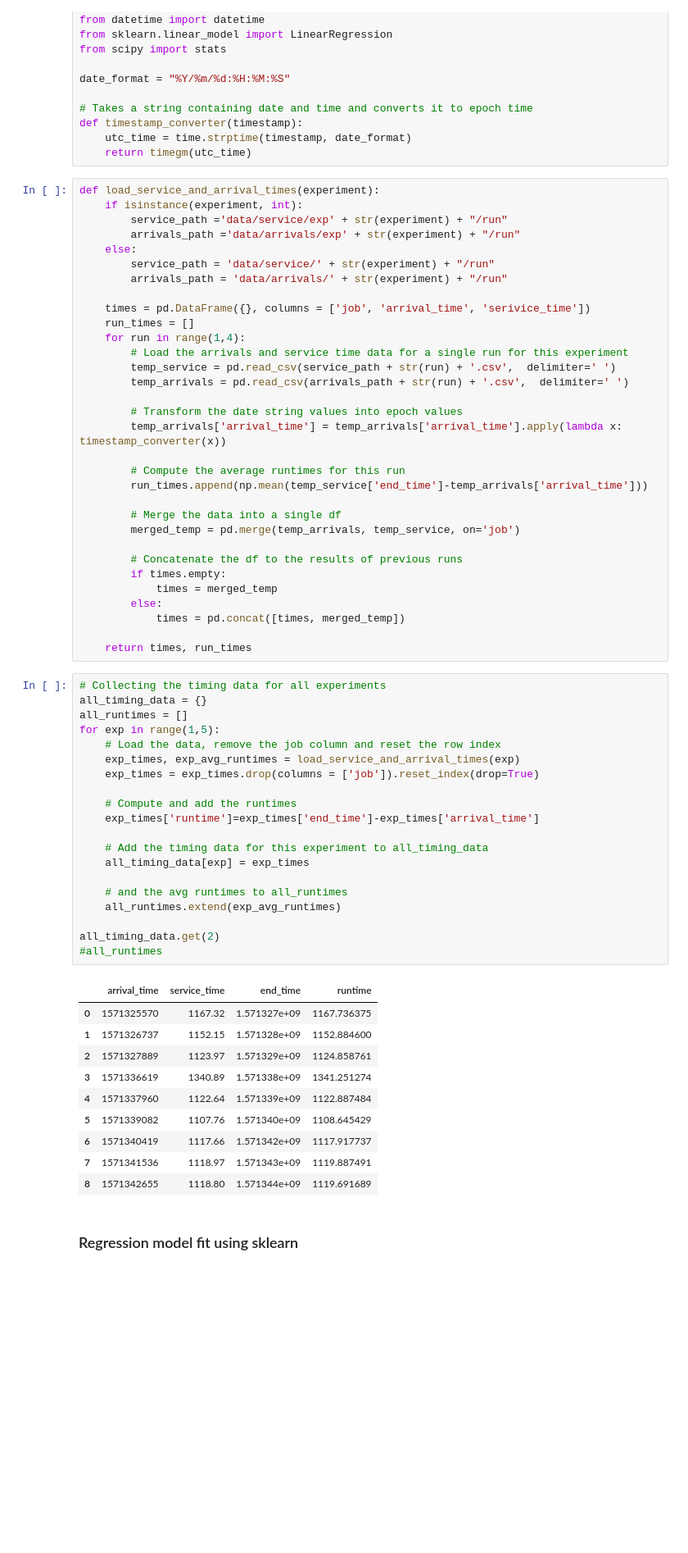
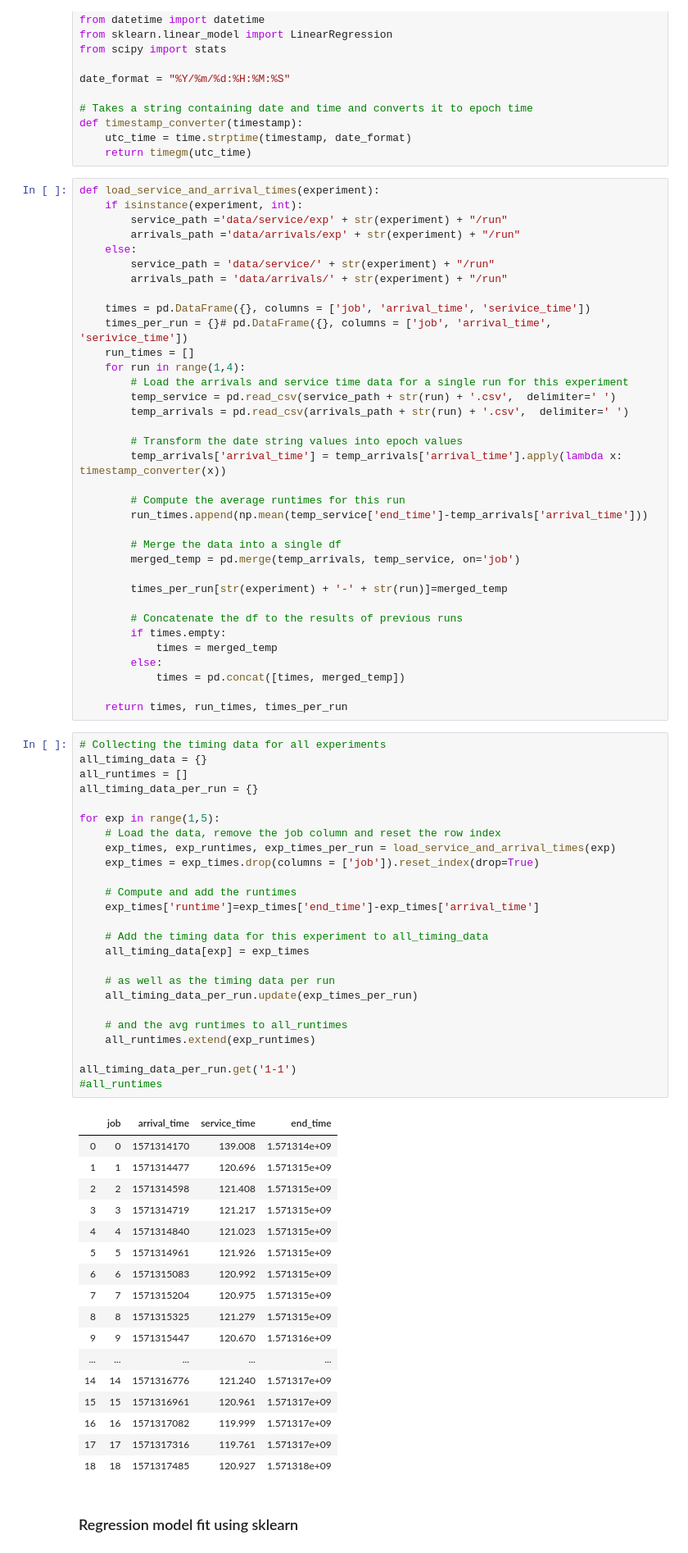
Before and after one commit to vvandertas/CS425-QPE, a Jupyter notebook: Experiments.ipynb, the cells around one changed output. Shown at 82% size. Cells and saved outputs as stored; diff of their text form; blank space fills up the shorter version.

Commit message:
Updating g/g/1 simulation to only use the data from the first run to estimate the average run time.

```diff
--- a/Experiments.ipynb
+++ b/Experiments.ipynb
@@ -36,6 +36,7 @@ def load_service_and_arrival_times(experiment):
         arrivals_path = 'data/arrivals/' + str(experiment) + "/run"
 
     times = pd.DataFrame({}, columns = ['job', 'arrival_time', 'serivice_time'])
+    times_per_run = {}# pd.DataFrame({}, columns = ['job', 'arrival_time', 'serivice_time'])
     run_times = []
     for run in range(1,4):
         # Load the arrivals and service time data for a single run for this experiment
@@ -51,44 +52,58 @@ def load_service_and_arrival_times(experiment):
         # Merge the data into a single df
         merged_temp = pd.merge(temp_arrivals, temp_service, on='job')
 
+        times_per_run[str(experiment) + '-' + str(run)]=merged_temp
+
         # Concatenate the df to the results of previous runs
         if times.empty:
             times = merged_temp
         else:
             times = pd.concat([times, merged_temp])
 
-    return times, run_times
+    return times, run_times, times_per_run
 # %%
 # Collecting the timing data for all experiments
 all_timing_data = {}
 all_runtimes = []
+all_timing_data_per_run = {}
+
 for exp in range(1,5):
     # Load the data, remove the job column and reset the row index
-    exp_times, exp_avg_runtimes = load_service_and_arrival_times(exp)
+    exp_times, exp_runtimes, exp_times_per_run = load_service_and_arrival_times(exp)
     exp_times = exp_times.drop(columns = ['job']).reset_index(drop=True)
 
     # Compute and add the runtimes
     exp_times['runtime']=exp_times['end_time']-exp_times['arrival_time']
 
     # Add the timing data for this experiment to all_timing_data
     all_timing_data[exp] = exp_times
 
+    # as well as the timing data per run
+    all_timing_data_per_run.update(exp_times_per_run)
+
     # and the avg runtimes to all_runtimes
-    all_runtimes.extend(exp_avg_runtimes)
+    all_runtimes.extend(exp_runtimes)
 
-all_timing_data.get(2)
+all_timing_data_per_run.get('1-1')
 #all_runtimes
 # %% [output]
-|  | arrival_time | service_time | end_time | runtime |
-| 0 | 1571325570 | 1167.32 | 1.571327e+09 | 1167.736375 |
-| 1 | 1571326737 | 1152.15 | 1.571328e+09 | 1152.884600 |
-| 2 | 1571327889 | 1123.97 | 1.571329e+09 | 1124.858761 |
-| 3 | 1571336619 | 1340.89 | 1.571338e+09 | 1341.251274 |
-| 4 | 1571337960 | 1122.64 | 1.571339e+09 | 1122.887484 |
-| 5 | 1571339082 | 1107.76 | 1.571340e+09 | 1108.645429 |
-| 6 | 1571340419 | 1117.66 | 1.571342e+09 | 1117.917737 |
-| 7 | 1571341536 | 1118.97 | 1.571343e+09 | 1119.887491 |
-| 8 | 1571342655 | 1118.80 | 1.571344e+09 | 1119.691689 |
+|  | job | arrival_time | service_time | end_time |
+| 0 | 0 | 1571314170 | 139.008 | 1.571314e+09 |
+| 1 | 1 | 1571314477 | 120.696 | 1.571315e+09 |
+| 2 | 2 | 1571314598 | 121.408 | 1.571315e+09 |
+| 3 | 3 | 1571314719 | 121.217 | 1.571315e+09 |
+| 4 | 4 | 1571314840 | 121.023 | 1.571315e+09 |
+| 5 | 5 | 1571314961 | 121.926 | 1.571315e+09 |
+| 6 | 6 | 1571315083 | 120.992 | 1.571315e+09 |
+| 7 | 7 | 1571315204 | 120.975 | 1.571315e+09 |
+| 8 | 8 | 1571315325 | 121.279 | 1.571315e+09 |
+| 9 | 9 | 1571315447 | 120.670 | 1.571316e+09 |
+| ... | ... | ... | ... | ... |
+| 14 | 14 | 1571316776 | 121.240 | 1.571317e+09 |
+| 15 | 15 | 1571316961 | 120.961 | 1.571317e+09 |
+| 16 | 16 | 1571317082 | 119.999 | 1.571317e+09 |
+| 17 | 17 | 1571317316 | 119.761 | 1.571317e+09 |
+| 18 | 18 | 1571317485 | 120.927 | 1.571318e+09 |
 # %% [markdown]
 ### Regression model fit using sklearn
 # %%
```
Also changed, not shown: parts of 11 cells of this notebook.
